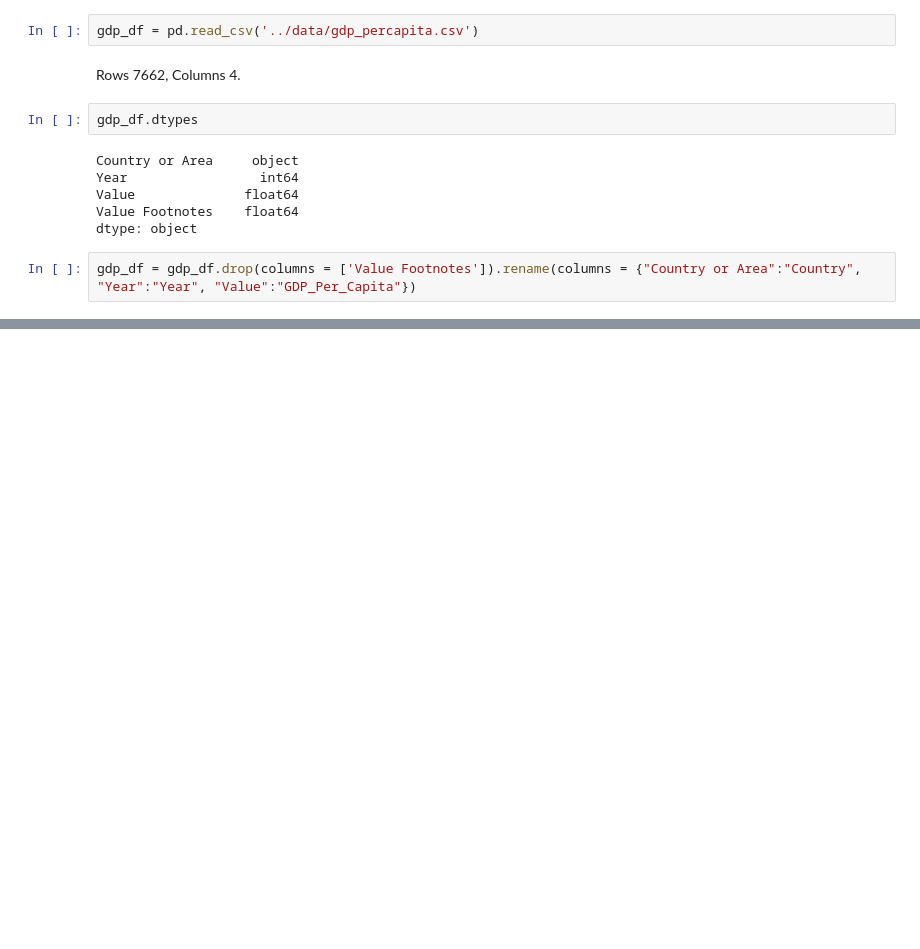
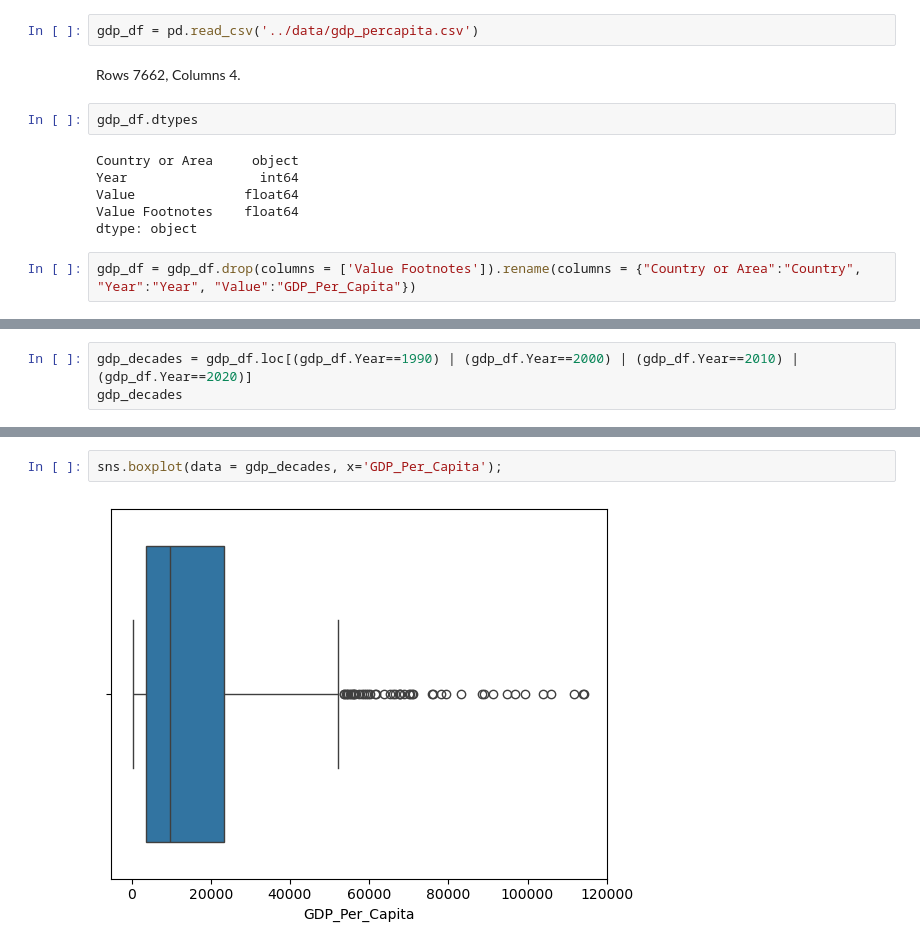
Before and after one commit to NSS-Full-Time-Data-Analytics-14/gdp-and-internet-usage-MatthewMaitland, a Jupyter notebook: notebook/un_project.ipynb, the cells around one changed output, grey strips where cells are left out. Cells and saved outputs as stored; diff of their text form; blank space fills up the shorter version.

```diff
--- a/notebook/un_project.ipynb
+++ b/notebook/un_project.ipynb
@@ -66,0 +190,3 @@ NameError: name 'GDP_Per_Capita' is not defined
+# %%
+gdp_decades = gdp_df.loc[(gdp_df.Year==1990) | (gdp_df.Year==2000) | (gdp_df.Year==2010) | (gdp_df.Year==2020)]
+gdp_decades
@@ -66,0 +207,4 @@ NameError: name 'GDP_Per_Capita' is not defined
+# %%
+sns.boxplot(data = gdp_decades, x='GDP_Per_Capita');
+# %% [output]
+[figure, added]
```
Also changed, not shown: parts of 66 cells of this notebook, 1 other file.
